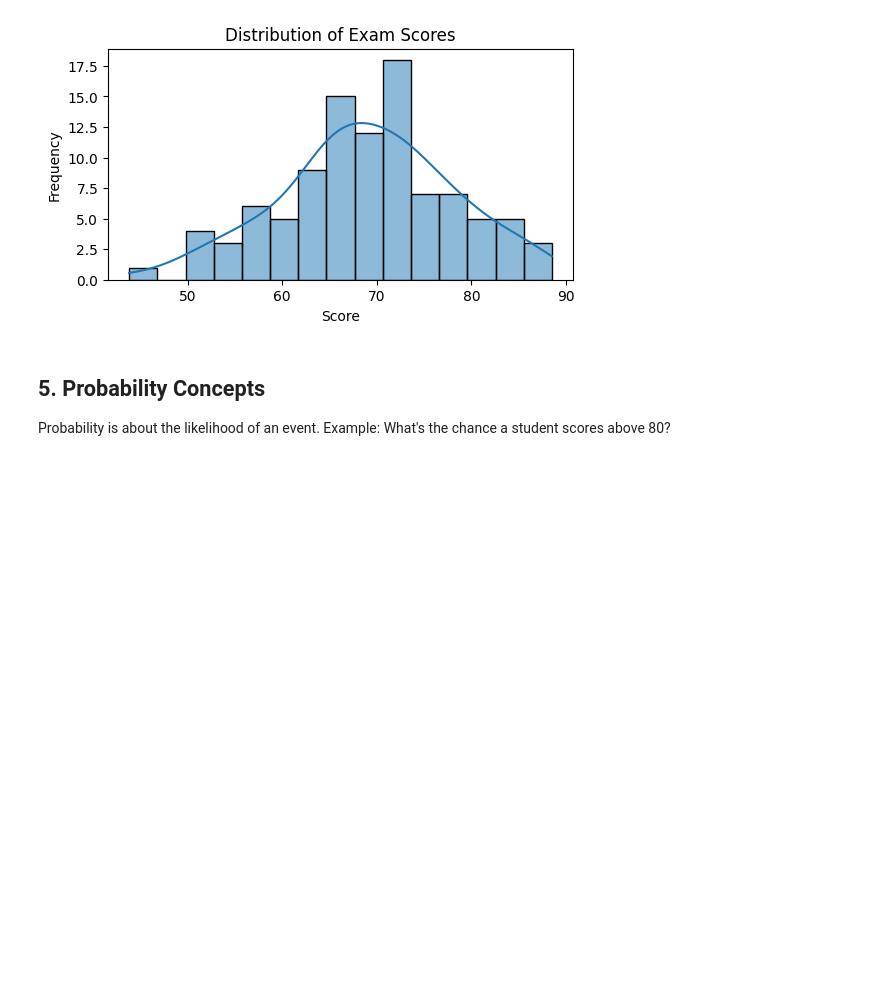
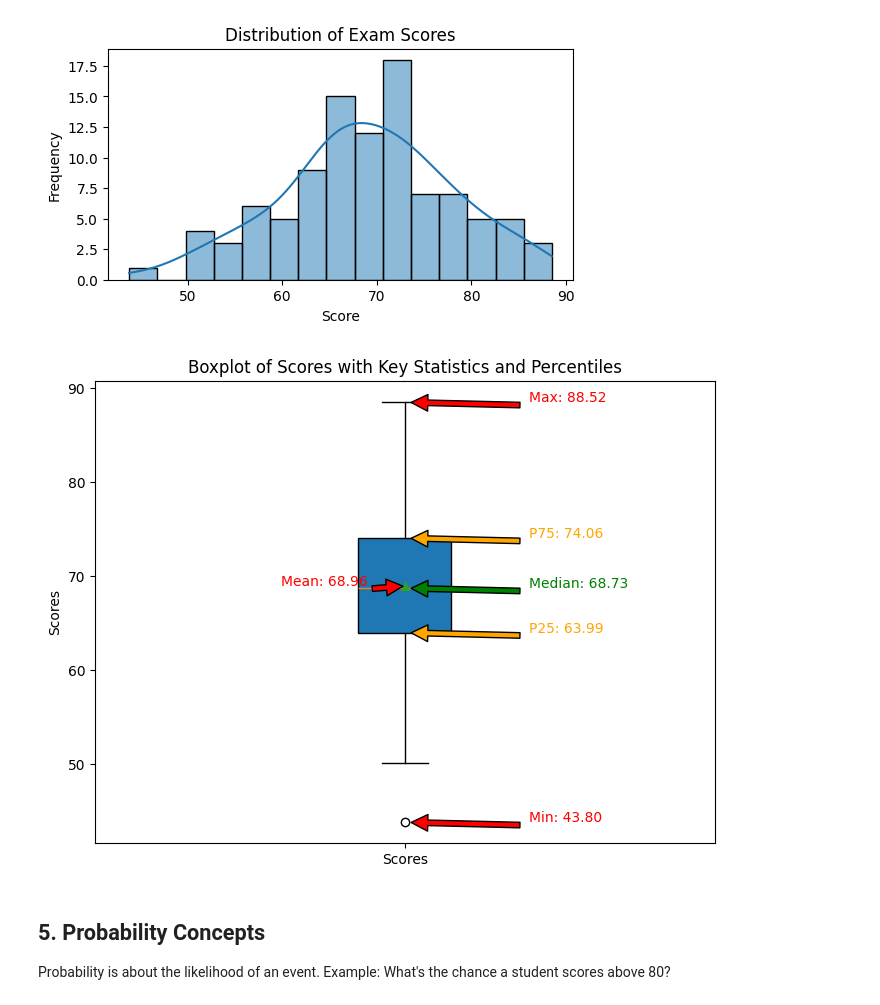
Before and after one commit to karane/python-libraries-pocs, a Jupyter notebook: statistics-poc/statistics.ipynb, the cells around one changed output. Cells and saved outputs as stored; diff of their text form; code cells hidden in the pictures; blank space fills up the shorter version.

Commit message:
Statistics POC and Presentation - adding boxplot

```diff
--- a/statistics-poc/statistics.ipynb
+++ b/statistics-poc/statistics.ipynb
@@ -42,0 +31,17 @@ Max: 88.52278184508938
+# %%
+# Compute statistics
+mean_val = data["Scores"].mean()
+median_val = data["Scores"].median()
+std_val = data["Scores"].std()
+min_val = data["Scores"].min()
+max_val = data["Scores"].max()
+q1 = np.percentile(data["Scores"], 25)
+q3 = np.percentile(data["Scores"], 75)
+
+print("Mean:", mean_val)
+print("Median:", median_val)
+print("Standard Deviation:", std_val)
+print("Min:", min_val)
+print("Max:", max_val)
+print("25th percentile (Q1):", q1)
+print("75th percentile (Q3):", q3)
@@ -53,6 +66,34 @@ plt.ylabel("Frequency")
 plt.show()
 # %% [output]
 [figure]
+# %%
+# Create boxplot
+plt.figure(figsize=(8, 6))
+plt.boxplot(data["Scores"], vert=True, patch_artist=True, showmeans=True)
+
+# Annotate statistics
+# Right side annotations
+plt.annotate(f'Min: {min_val:.2f}', xy=(1, min_val), xytext=(1.2, min_val),
+             arrowprops=dict(facecolor='red', shrink=0.05), color='red')
+plt.annotate(f'P25: {q1:.2f}', xy=(1, q1), xytext=(1.2, q1),
+             arrowprops=dict(facecolor='orange', shrink=0.05), color='orange')
+plt.annotate(f'Median: {median_val:.2f}', xy=(1, median_val), xytext=(1.2, median_val),
+             arrowprops=dict(facecolor='green', shrink=0.05), color='green')
+plt.annotate(f'P75: {q3:.2f}', xy=(1, q3), xytext=(1.2, q3),
+             arrowprops=dict(facecolor='orange', shrink=0.05), color='orange')
+plt.annotate(f'Max: {max_val:.2f}', xy=(1, max_val), xytext=(1.2, max_val),
+             arrowprops=dict(facecolor='red', shrink=0.05), color='red')
+
+# Left side annotation for Mean
+plt.annotate(f'Mean: {mean_val:.2f}', xy=(1, mean_val), xytext=(0.8, mean_val),
+             arrowprops=dict(facecolor='red', shrink=0.05), color='red')
+
+plt.title("Boxplot of Scores with Key Statistics and Percentiles")
+plt.ylabel("Scores")
+plt.xticks([1], ["Scores"])
+plt.show()
+# %% [output]
+[figure, added]
 # %% [markdown]
 ## 5. Probability Concepts
 Probability is about the likelihood of an event.
```
Also changed, not shown: parts of 8 cells of this notebook.
